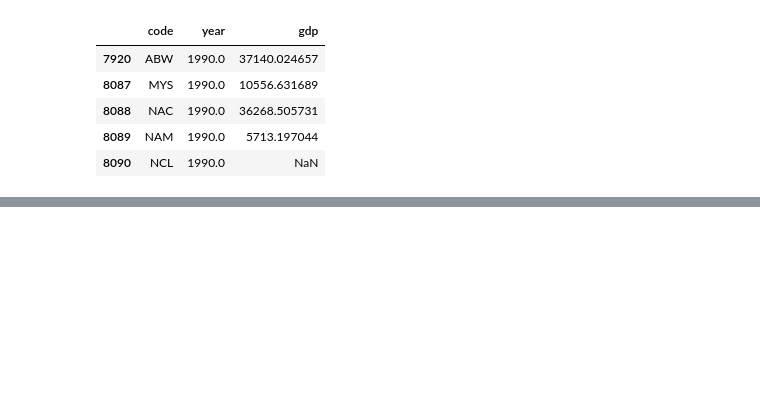
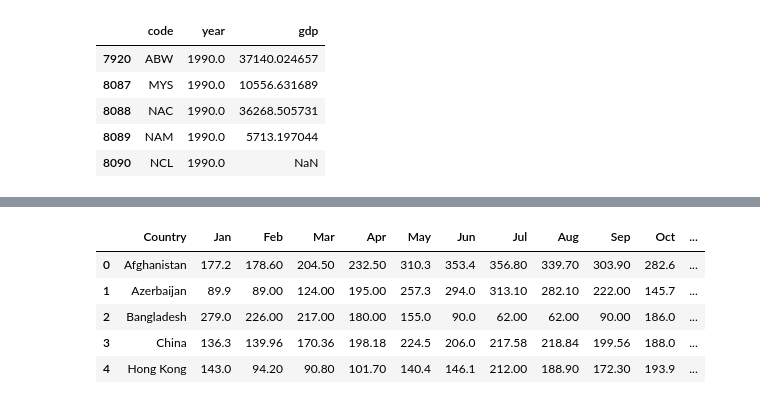
Before and after one commit to Hannemit/data_science_projects, a Jupyter notebook: notebooks/4_suicides_and_other_stats.ipynb, the cells around one changed output, grey strips where cells are left out. Drawn from its saved outputs; the diff is of its cells as text; code cells hidden in the pictures; blank space fills up the shorter version.

```diff
--- a/notebooks/4_suicides_and_other_stats.ipynb
+++ b/notebooks/4_suicides_and_other_stats.ipynb
@@ -119,0 +186,9 @@ sns.scatterplot(x="gdp", y="suicides per 100,000", data=df)
+# %%
+means.head()
+# %% [output]
+|  | Country | Jan | Feb | Mar | Apr | May | Jun | Jul | Aug | Sep | Oct | ... |
+| 0 | Afghanistan | 177.2 | 178.60 | 204.50 | 232.50 | 310.3 | 353.4 | 356.80 | 339.70 | 303.90 | 282.6 | ... |
+| 1 | Azerbaijan | 89.9 | 89.00 | 124.00 | 195.00 | 257.3 | 294.0 | 313.10 | 282.10 | 222.00 | 145.7 | ... |
+| 2 | Bangladesh | 279.0 | 226.00 | 217.00 | 180.00 | 155.0 | 90.0 | 62.00 | 62.00 | 90.00 | 186.0 | ... |
+| 3 | China | 136.3 | 139.96 | 170.36 | 198.18 | 224.5 | 206.0 | 217.58 | 218.84 | 199.56 | 188.0 | ... |
+| 4 | Hong Kong | 143.0 | 94.20 | 90.80 | 101.70 | 140.4 | 146.1 | 212.00 | 188.90 | 172.30 | 193.9 | ... |
```
Also changed, not shown: parts of 25 cells of this notebook, 2 other files.
